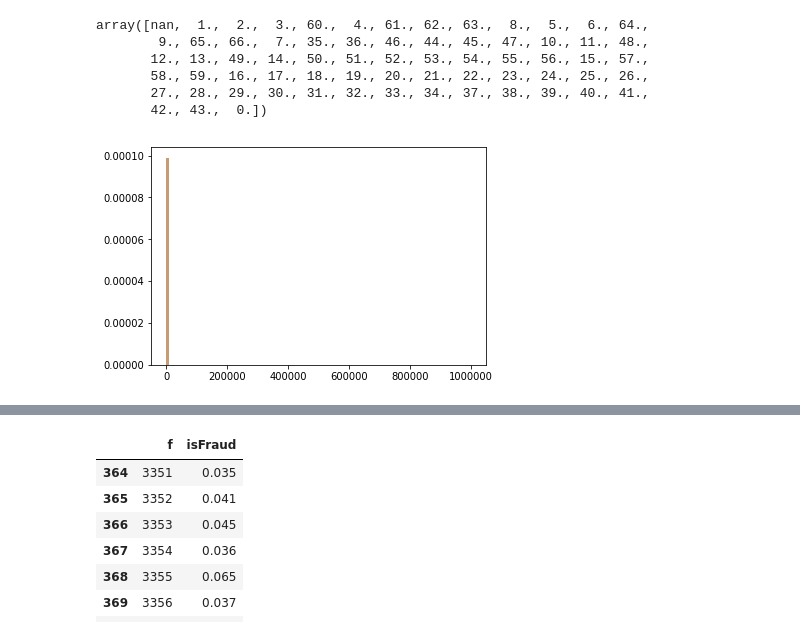
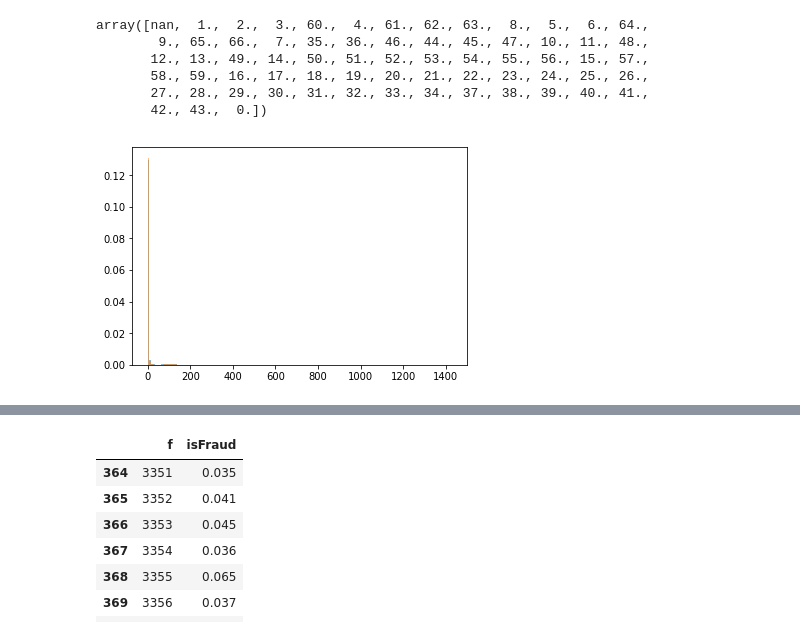
Before and after one commit to jxzly/Kaggle-IEEE-CIS-Fraud-Detection-2019, a Jupyter notebook: data_review.ipynb, the cells around one changed output, grey strips where cells are left out. Drawn from its saved outputs; the diff is of its cells as text; code cells hidden in the pictures.

```diff
--- a/data_review.ipynb
+++ b/data_review.ipynb
@@ -2,6 +2,7 @@
 import pandas as pd
 import numpy as np
 import matplotlib.pyplot as plt
+import seaborn as sns
 import warnings
 warnings.simplefilter(action='ignore', category=FutureWarning)
 warnings.filterwarnings('ignore')
@@ -9,7 +10,7 @@ import sys,os
 from tqdm import tqdm_notebook as tqdm
 
 c = 'Kaggle-IEEE-CIS-Fraud-Detection-2019'
-root = 'F:/home/daishu/competition/%s/'%c
+root = '/home/daishu/competition/%s/'%c
 id_name = 'TransactionID'
 label_name = 'isFraud'
 # %%
@@ -33,3 +67,6 @@ train_df.shape
+# %%
+train_df['TransactionDT'] = pd.read_csv('%s/data/train_transaction.csv'%root,usecols=['TransactionDT'])['TransactionDT']
+test_df['TransactionDT'] = pd.read_csv('%s/data/test_transaction.csv'%root,usecols=['TransactionDT'])['TransactionDT']
 # %%
 train_df.head()
 # %% [output]
@@ -371,12 +409,19 @@ array([nan,  1.,  2.,  3., 60.,  4., 61., 62., 63.,  8.,  5.,  6., 64.,
        27., 28., 29., 30., 31., 32., 33., 34., 37., 38., 39., 40., 41.,
        42., 43.,  0.])
 # %%
-c = 'id_02'
-min_value = min(train_df[c].dropna().min(),test_df[c].dropna().min())
-max_value = max(train_df[c].dropna().max(),test_df[c].dropna().max())
-bins = np.linspace(min_value,max_value,100)
-plt.hist(train_df['V201'].dropna().values,bins=bins,alpha=0.5,normed=True)
-plt.hist(test_df['V201'].dropna().values,bins=bins,alpha=0.5,normed=True)
+c = 'C14'
+is_log = False
+if is_log:
+    v1 = np.log(train_df[c].dropna())
+    v2 = np.log(test_df[c].dropna())
+else:
+    v1 = train_df[c].dropna()
+    v2 = test_df[c].dropna()
+min_value = min(min(v1),min(v2))
+max_value = max(max(v1),max(v2))
+bins = np.linspace(min_value,max_value,200)
+plt.hist(v1,bins=bins,alpha=0.5,normed=True)
+plt.hist(v2,bins=bins,alpha=0.5,normed=True)
 plt.show()
 # %% [output]
-[figure, old version]
+[figure, new version]
```
Also changed, not shown: parts of 40 cells of this notebook, 5 other files.
